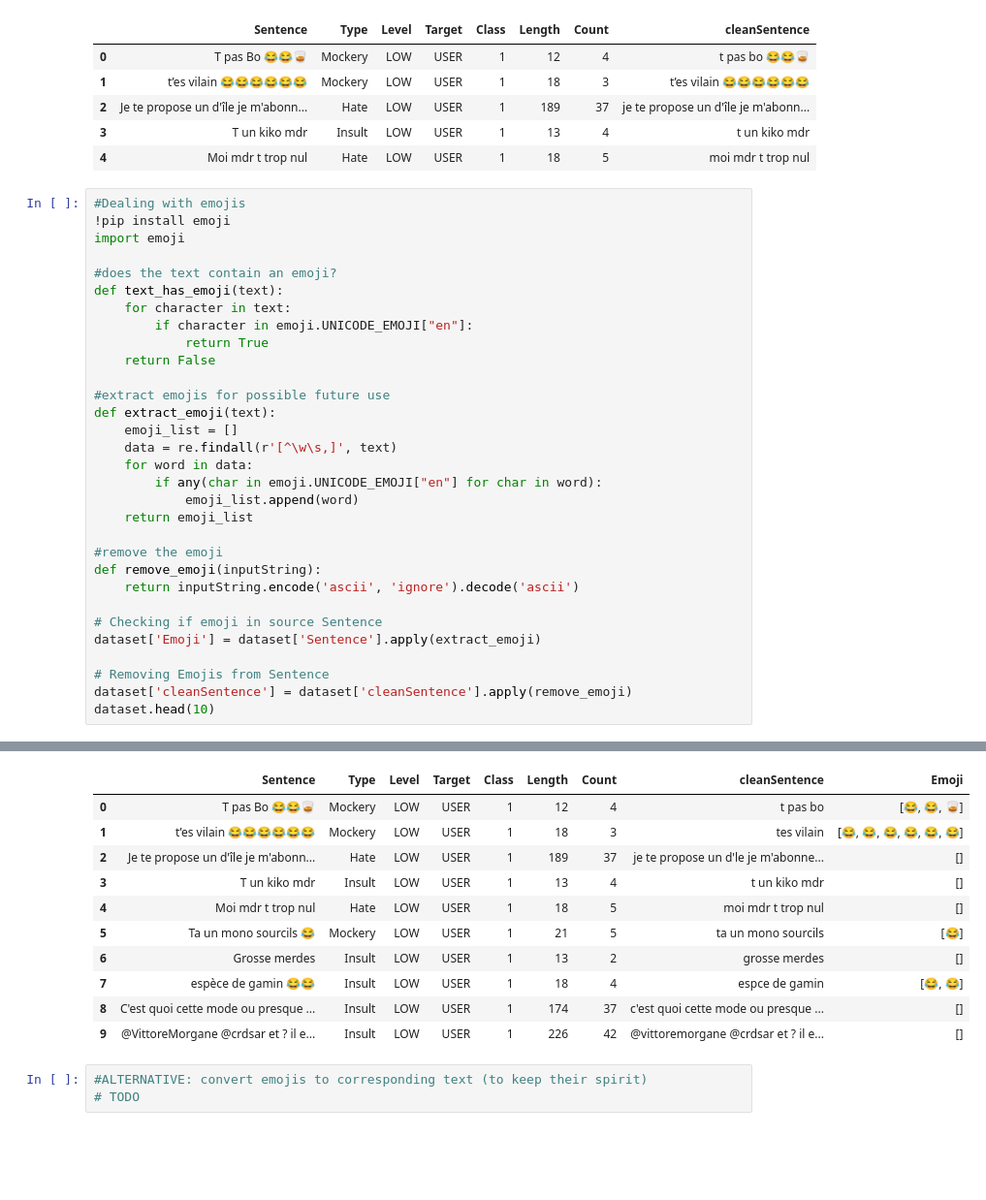
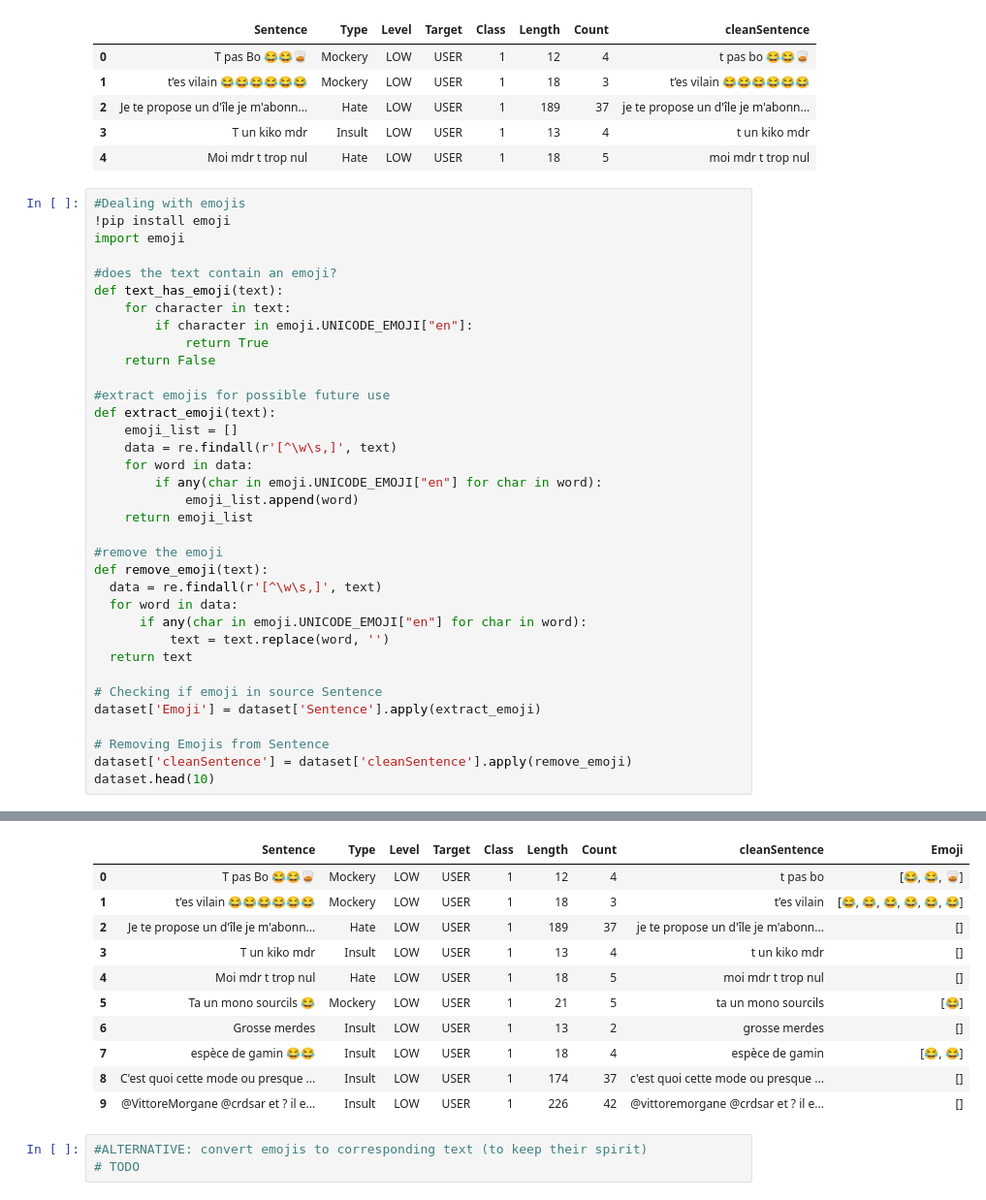
Before and after one commit to d-roland/toxicityDetection, a Jupyter notebook: CS224n_Toxicity_Detection.ipynb, the cells around one changed output, grey strips where cells are left out. Shown at 97% size. Drawn from its saved outputs; the diff is of its cells as text; blank space fills up the shorter version.

```diff
--- a/CS224n_Toxicity_Detection.ipynb
+++ b/CS224n_Toxicity_Detection.ipynb
@@ -282,8 +282,12 @@ def extract_emoji(text):
     return emoji_list
 
 #remove the emoji
-def remove_emoji(inputString):
-    return inputString.encode('ascii', 'ignore').decode('ascii')
+def remove_emoji(text):
+  data = re.findall(r'[^\w\s,]', text)
+  for word in data:
+      if any(char in emoji.UNICODE_EMOJI["en"] for char in word):
+          text = text.replace(word, '')
+  return text
 
 # Checking if emoji in source Sentence
 dataset['Emoji'] = dataset['Sentence'].apply(extract_emoji)
@@ -299,12 +300,12 @@ Successfully installed emoji-1.2.0
 |  | Sentence | Type | Level | Target | Class | Length | Count | cleanSentence | Emoji |
 | 0 | T pas Bo 😂😂🥃 | Mockery | LOW | USER | 1 | 12 | 4 | t pas bo | [😂, 😂, 🥃] |
-| 1 | t’es vilain 😂😂😂😂😂😂 | Mockery | LOW | USER | 1 | 18 | 3 | tes vilain | [😂, 😂, 😂, 😂, 😂, 😂] |
-| 2 | Je te propose un d'île je m'abonn... | Hate | LOW | USER | 1 | 189 | 37 | je te propose un d'le je m'abonne... | [] |
+| 1 | t’es vilain 😂😂😂😂😂😂 | Mockery | LOW | USER | 1 | 18 | 3 | t’es vilain | [😂, 😂, 😂, 😂, 😂, 😂] |
+| 2 | Je te propose un d'île je m'abonn... | Hate | LOW | USER | 1 | 189 | 37 | je te propose un d'île je m'abonn... | [] |
 | 3 | T un kiko mdr | Insult | LOW | USER | 1 | 13 | 4 | t un kiko mdr | [] |
 | 4 | Moi mdr t trop nul | Hate | LOW | USER | 1 | 18 | 5 | moi mdr t trop nul | [] |
 | 5 | Ta un mono sourcils 😂 | Mockery | LOW | USER | 1 | 21 | 5 | ta un mono sourcils | [😂] |
 | 6 | Grosse merdes | Insult | LOW | USER | 1 | 13 | 2 | grosse merdes | [] |
-| 7 | espèce de gamin 😂😂 | Insult | LOW | USER | 1 | 18 | 4 | espce de gamin | [😂, 😂] |
+| 7 | espèce de gamin 😂😂 | Insult | LOW | USER | 1 | 18 | 4 | espèce de gamin | [😂, 😂] |
 | 8 | C'est quoi cette mode ou presque ... | Insult | LOW | USER | 1 | 174 | 37 | c'est quoi cette mode ou presque ... | [] |
 | 9 | @VittoreMorgane @crdsar et ? il e... | Insult | LOW | USER | 1 | 226 | 42 | @vittoremorgane @crdsar et ? il e... | [] |
 # %%
```
Also changed, not shown: parts of 7 cells of this notebook.
